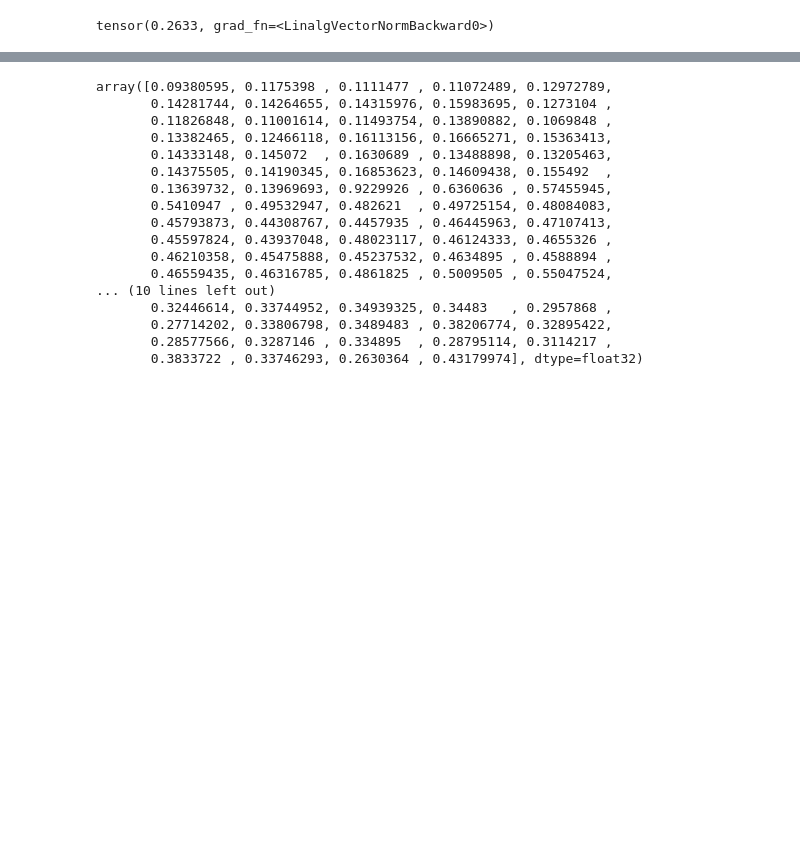
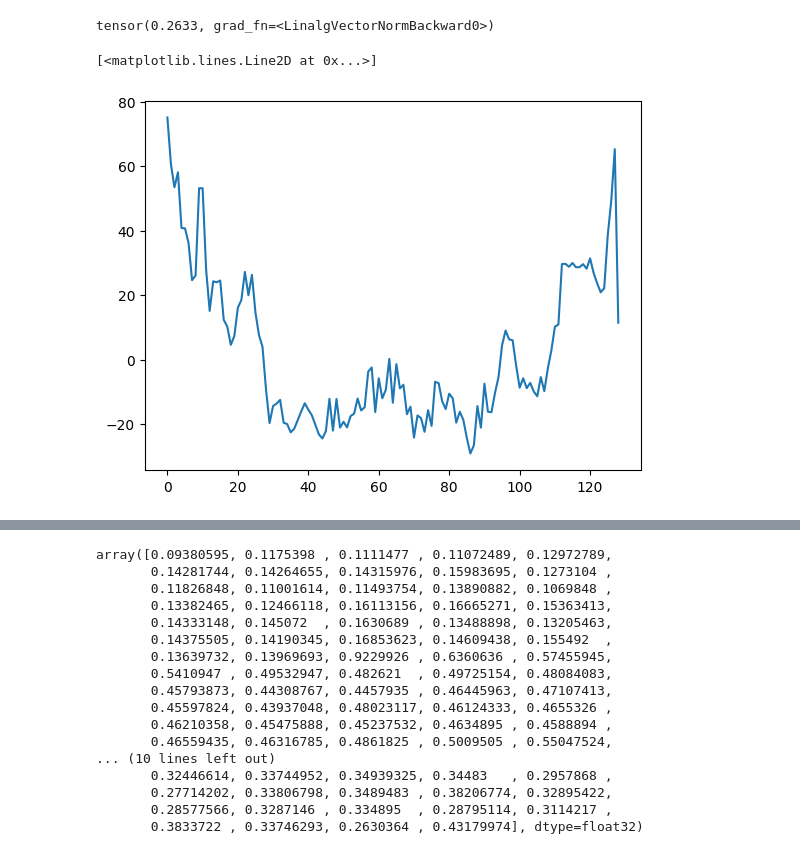
Before and after one commit to gatmiry/sort-llm, a Jupyter notebook: test-weights-tbyt.ipynb, the cells around one changed output, grey strips where cells are left out. Drawn from its saved outputs; the diff is of its cells as text; code cells hidden in the pictures; blank space fills up the shorter version.

```diff
--- a/test-weights-tbyt.ipynb
+++ b/test-weights-tbyt.ipynb
@@ -203,6 +189,33 @@ print(torch.norm(model.transformer.wpe.weight[34,:]))
 #plt.plot(V.detach().numpy())
 # %% [output]
 tensor(0.2633, grad_fn=<LinalgVectorNormBackward0>)
+# %%
+import matplotlib.pyplot as plt
+scores = torch.tensor([1.2080e-04, 1.7336e-04, 6.1379e-06, 4.1702e-06, 6.2350e-06,
+          3.9002e-05, 9.7805e-04, 4.6728e-03, 2.4274e-03, 1.5666e-04,
+          1.2279e-04, 9.1291e-05, 2.2003e-04, 5.0898e-03, 5.5059e-05,
+          4.3777e-04, 3.1849e-04, 5.7809e-07, 6.8402e-08, 2.0084e-08,
+          1.1515e-10, 7.5004e-12, 3.9885e-12, 2.5423e-12, 8.1654e-09,
+          3.8446e-06, 2.8228e-02, 3.9749e-02, 6.0743e-02, 9.3823e-02,
+          4.9410e-01, 2.2653e-01, 1.7915e-02, 2.3985e-02, 0.0000e+00,
+          0.0000e+00, 0.0000e+00, 0.0000e+00, 0.0000e+00, 0.0000e+00,
+          0.0000e+00, 0.0000e+00, 0.0000e+00, 0.0000e+00, 0.0000e+00,
+          0.0000e+00, 0.0000e+00, 0.0000e+00, 0.0000e+00, 0.0000e+00,
+          0.0000e+00, 0.0000e+00, 0.0000e+00, 0.0000e+00, 0.0000e+00,
+          0.0000e+00, 0.0000e+00, 0.0000e+00, 0.0000e+00, 0.0000e+00,
+          0.0000e+00, 0.0000e+00, 0.0000e+00, 0.0000e+00, 0.0000e+00]).unsqueeze(-1)
+#print('scores sum ', scores.sum(dim=0))
+T = 65
+#print((scores * model.transformer.h[0].ln_1(model.transformer.wte(idx))).shape)
+#y = model.transformer.h[0].c_attn.c_proj(vweights @ ((scores * (model.transformer.h[0].ln_1(model.transformer.wte(idx[0,:]) + model.transformer.wpe(torch.arange(T))))).sum(dim=0)))
+y = model.transformer.h[0].c_attn.c_proj(vweights @ model.transformer.h[0].ln_1(model.transformer.wte(idx[0,46]) - 0.6*model.transformer.wpe.weight[32,:]))
+z = y + model.transformer.wte(idx[0,46]) - 0.6* model.transformer.wpe.weight[32,:]
+#plt.plot((model.transformer.wte.weight @ z).detach().numpy())
+plt.plot((model.transformer.wte.weight @ (z + model.transformer.h[0].c_fc(model.transformer.h[0].ln_2(z)))).detach().numpy())
+#plt.plot((model.transformer.wte.weight @ vweights @ model.transformer.h[0].ln_1(model.transformer.wpe.weight[32,:])).detach().numpy())
+# %% [output]
+[<matplotlib.lines.Line2D at 0x...>]
+[figure, added]
 # %%
 import torch.nn.functional as F
 #scores = (F.normalize(model.transformer.wpe.weight @  qweights.t(), p=2, dim=1) @ F.normalize(qweights @ model.transformer.wpe.weight.t(), p=2, dim=0)).detach().numpy()
```
Also changed, not shown: parts of 10 cells of this notebook, 4 other files.
